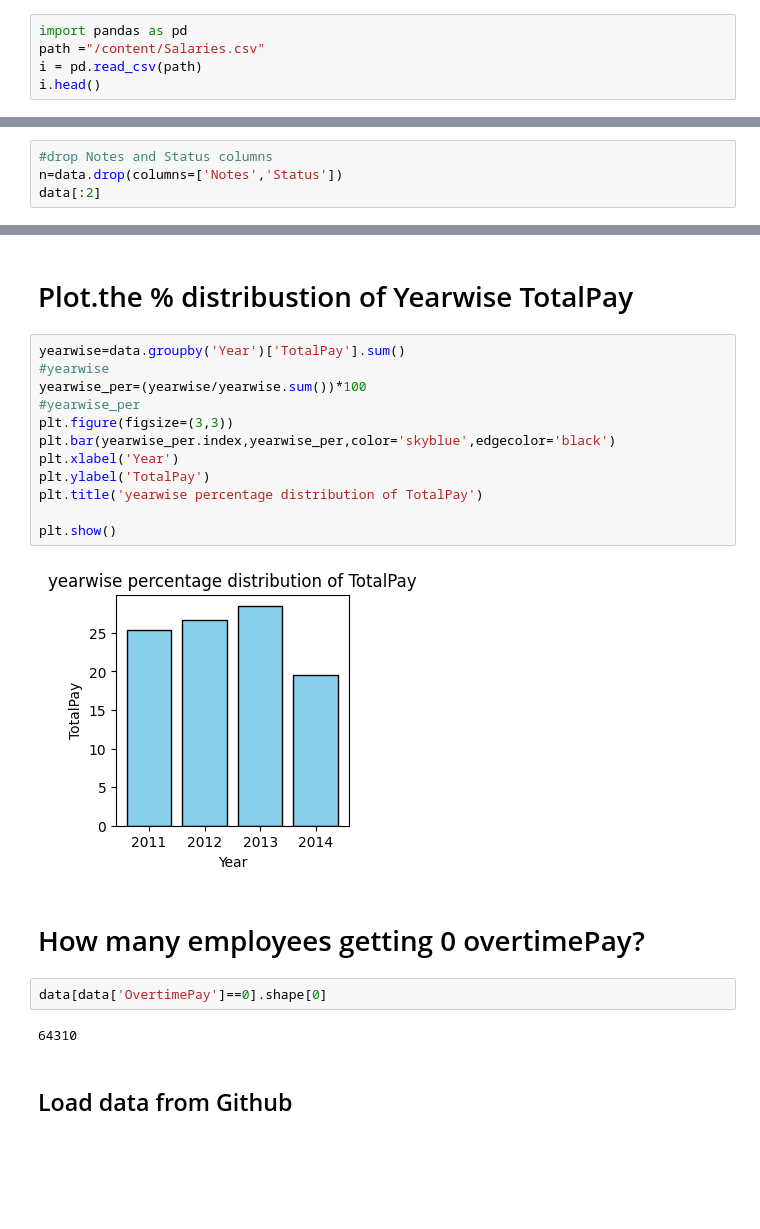
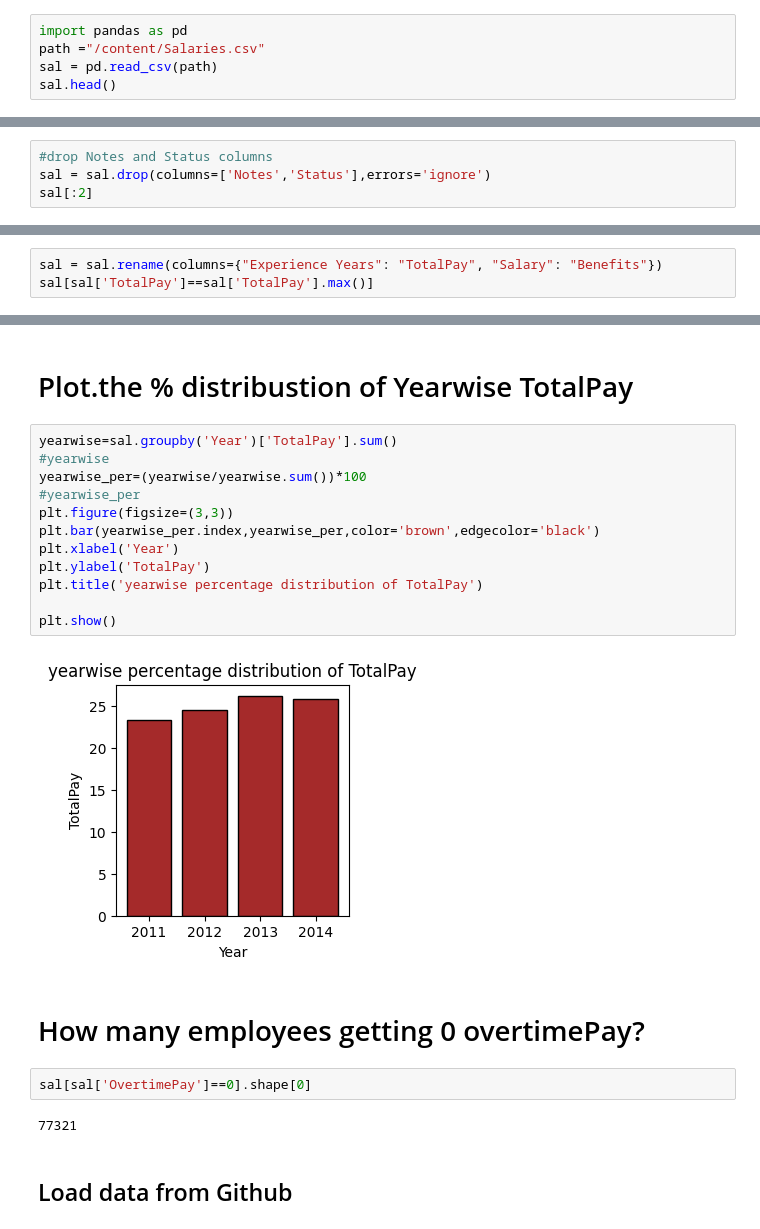
Before and after one commit to madhurachougule/Assignments, a Jupyter notebook: Empty_Employee_DB_Project.ipynb, the cells around one changed output, grey strips where cells are left out. Drawn from its saved outputs; the diff is of its cells as text; blank space fills up the shorter version.

```diff
--- a/Empty_Employee_DB_Project.ipynb
+++ b/Empty_Employee_DB_Project.ipynb
@@ -14,5 +14,5 @@ import matplotlib.pyplot as plt
 # %%
 import pandas as pd
 path ="/content/Salaries.csv"
-i = pd.read_csv(path)
-i.head()
+sal = pd.read_csv(path)
+sal.head()
@@ -85,7 +78,7 @@ memory usage: 12.6+ MB
 # %%
 #drop Notes and Status columns
-n=data.drop(columns=['Notes','Status'])
-data[:2]
+sal = sal.drop(columns=['Notes','Status'],errors='ignore')
+sal[:2]
 # %% [output]
 |  | Id | EmployeeName | JobTitle | BasePay | OvertimePay | OtherPay | Benefits | TotalPay | TotalPayBenefits | ... |
 | 0 | 1 | NATHANIEL FORD | GENERAL MANAGER-METROPOLITAN TRAN... | 167411.18 | 0.00 | 400184.25 | NaN | 567595.43 | 567595.43 | ... |
@@ -132,0 +135,3 @@ data[data['TotalPay']==data['TotalPay'].max()]
+# %%
+sal = sal.rename(columns={"Experience Years": "TotalPay", "Salary": "Benefits"})
+sal[sal['TotalPay']==sal['TotalPay'].max()]
@@ -275,25 +304,25 @@ np.float64(69630.03021648065)
 # %% [markdown]
 # Plot.the % distribustion of Yearwise TotalPay
 # %%
-yearwise=data.groupby('Year')['TotalPay'].sum()
+yearwise=sal.groupby('Year')['TotalPay'].sum()
 #yearwise
 yearwise_per=(yearwise/yearwise.sum())*100
 #yearwise_per
 plt.figure(figsize=(3,3))
-plt.bar(yearwise_per.index,yearwise_per,color='skyblue',edgecolor='black')
+plt.bar(yearwise_per.index,yearwise_per,color='brown',edgecolor='black')
 plt.xlabel('Year')
 plt.ylabel('TotalPay')
 plt.title('yearwise percentage distribution of TotalPay')
 
 plt.show()
 # %% [output]
-[figure, old version]
+[figure, new version]
 # %% [markdown]
 # How many employees getting 0 overtimePay?
 # %%
-data[data['OvertimePay']==0].shape[0]
+sal[sal['OvertimePay']==0].shape[0]
 # %% [output]
-64310
+77321
 # %% [markdown]
 ## Load data from Github
 # %%
```
Also changed, not shown: parts of 33 cells of this notebook.
